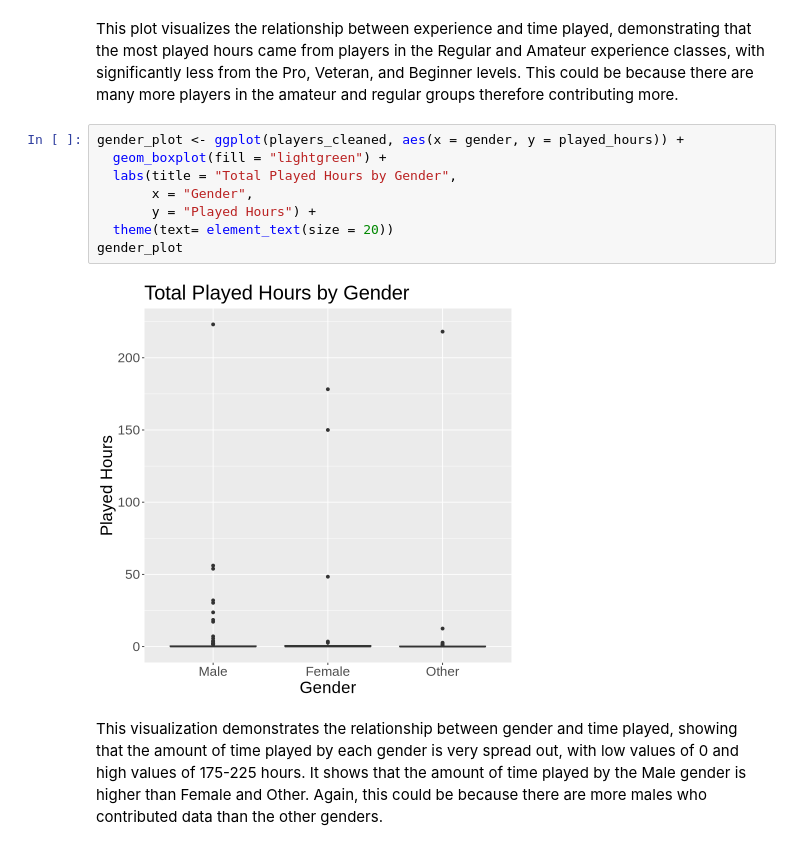
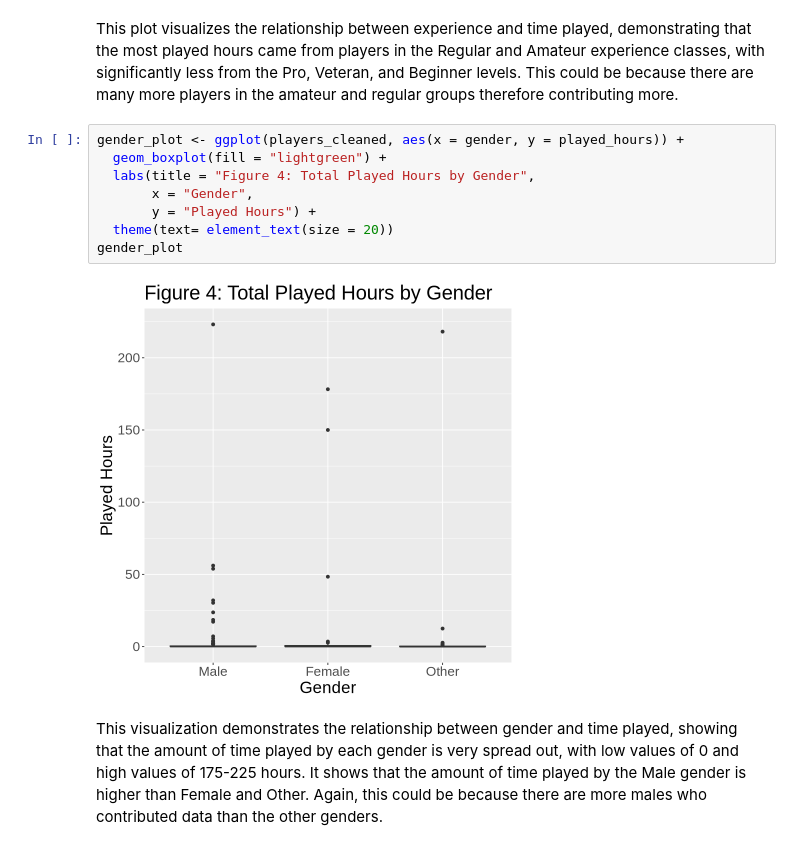
Before and after one commit to nat-ttt/group_project_final, a Jupyter notebook: Group_project.ipynb, the cells around one changed output. Drawn from its saved outputs; the diff is of its cells as text.

```diff
--- a/Group_project.ipynb
+++ b/Group_project.ipynb
@@ -238,13 +235,13 @@ This plot visualizes the relationship between experience and time played, demons
 # %%
 gender_plot <- ggplot(players_cleaned, aes(x = gender, y = played_hours)) +
   geom_boxplot(fill = "lightgreen") +
-  labs(title = "Total Played Hours by Gender",
+  labs(title = "Figure 4: Total Played Hours by Gender",
        x = "Gender",
        y = "Played Hours") +
   theme(text= element_text(size = 20))
 gender_plot
 # %% [output]
-[figure, old version]
+[figure, new version]
 # %% [markdown]
 This visualization demonstrates the relationship between gender and time played, showing that the amount of time played by each gender is very spread out, with low values of 0 and high values of 175-225 hours. It shows that the amount of time played by the Male gender is higher than Female and Other. Again, this could be because there are more males who contributed data than the other genders.
 # %%
```
Also changed, not shown: parts of 14 cells of this notebook.
